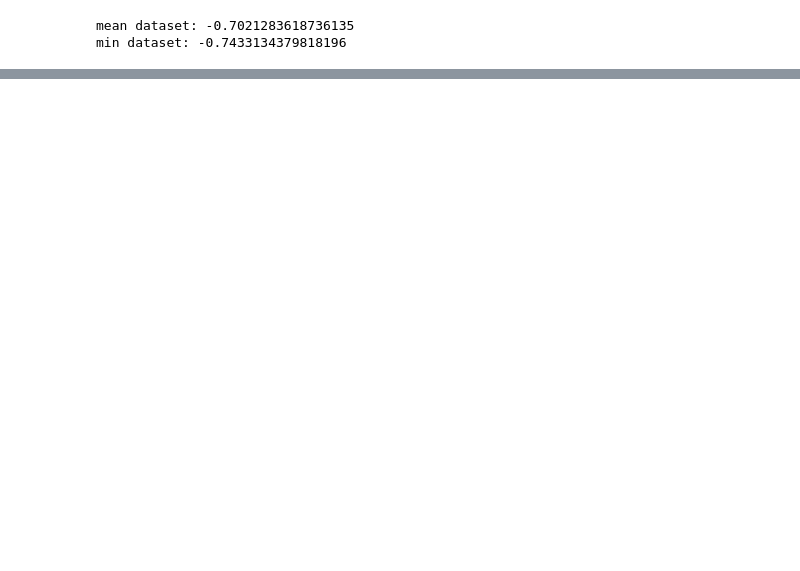
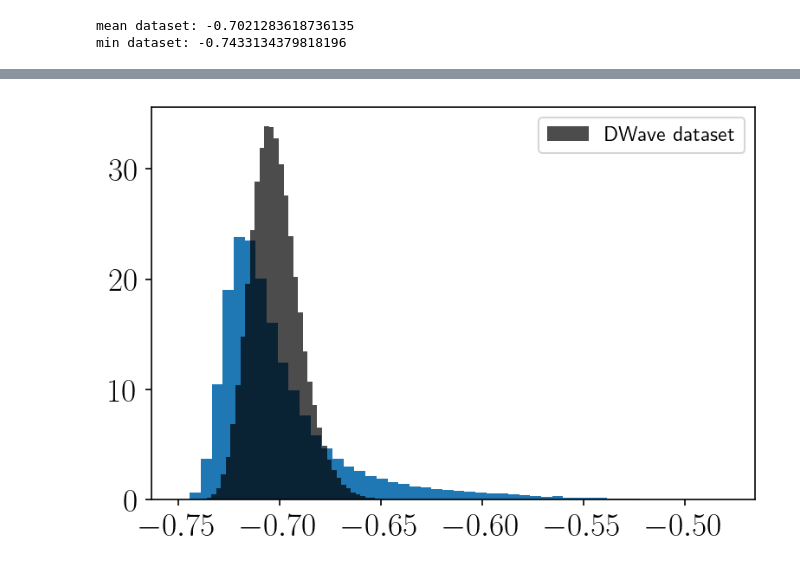
Before and after one commit to marveen94/n-mcmc-Luca, a Jupyter notebook: temp-484-spin.ipynb, the cells around one changed output, grey strips where cells are left out. Cells and saved outputs as stored; diff of their text form; code cells hidden in the pictures; blank space fills up the shorter version.

```diff
--- a/temp-484-spin.ipynb
+++ b/temp-484-spin.ipynb
@@ -86,0 +96,7 @@ print(min(engs075))
+# %%
+import numpy as np
+from src.utils.utils import *
+from src.utils import plot_config
+import matplotlib.pyplot as plt
+
+plt.rcParams["figure.dpi"] = 150
@@ -86,0 +161,7 @@ print(min(engs075))
+# %%
+plt.hist(engs067, bins=50, density=True)
+plt.hist(data_engs, bins=50, alpha=0.7, label="DWave dataset", density=True, color="k")
+plt.legend(fontsize=11.5)
+plt.show()
+# %% [output]
+[figure, added]
```
Also changed, not shown: parts of 10 cells of this notebook, 2 other files.
